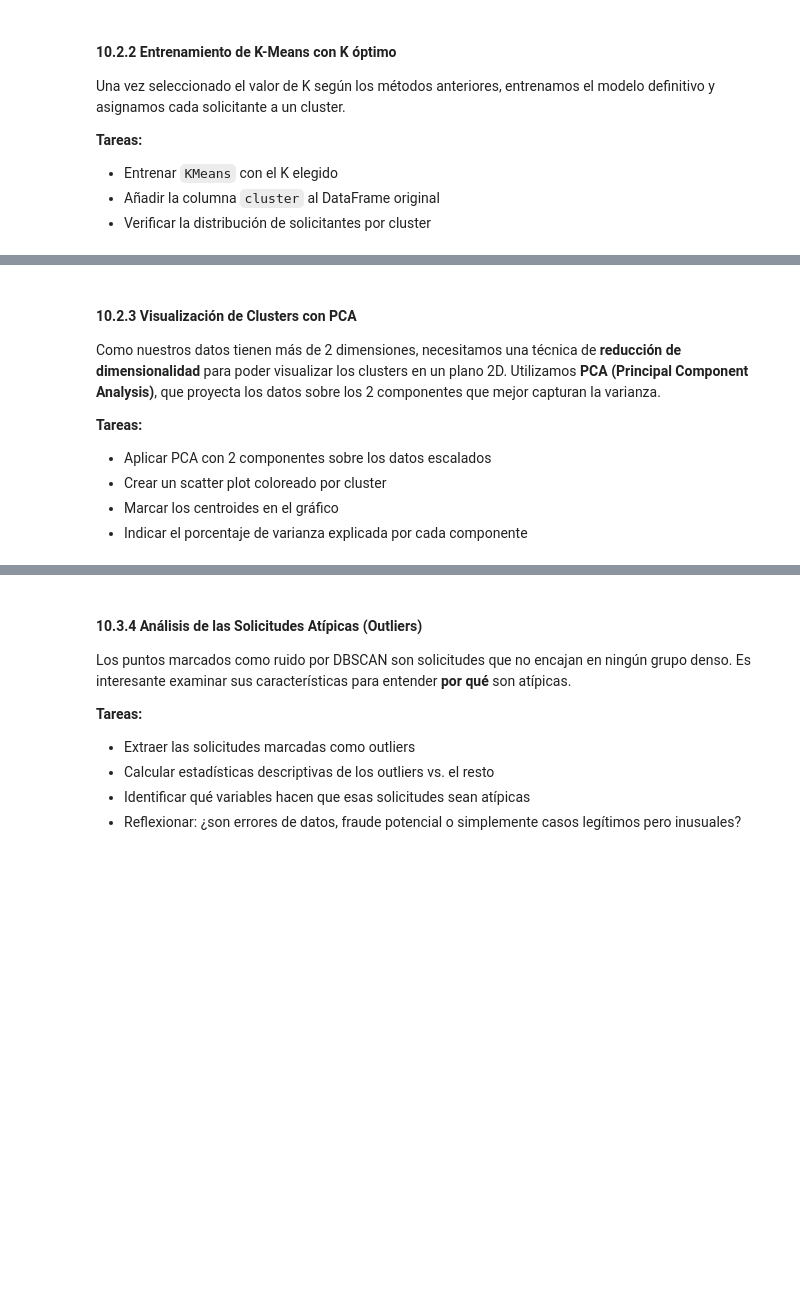
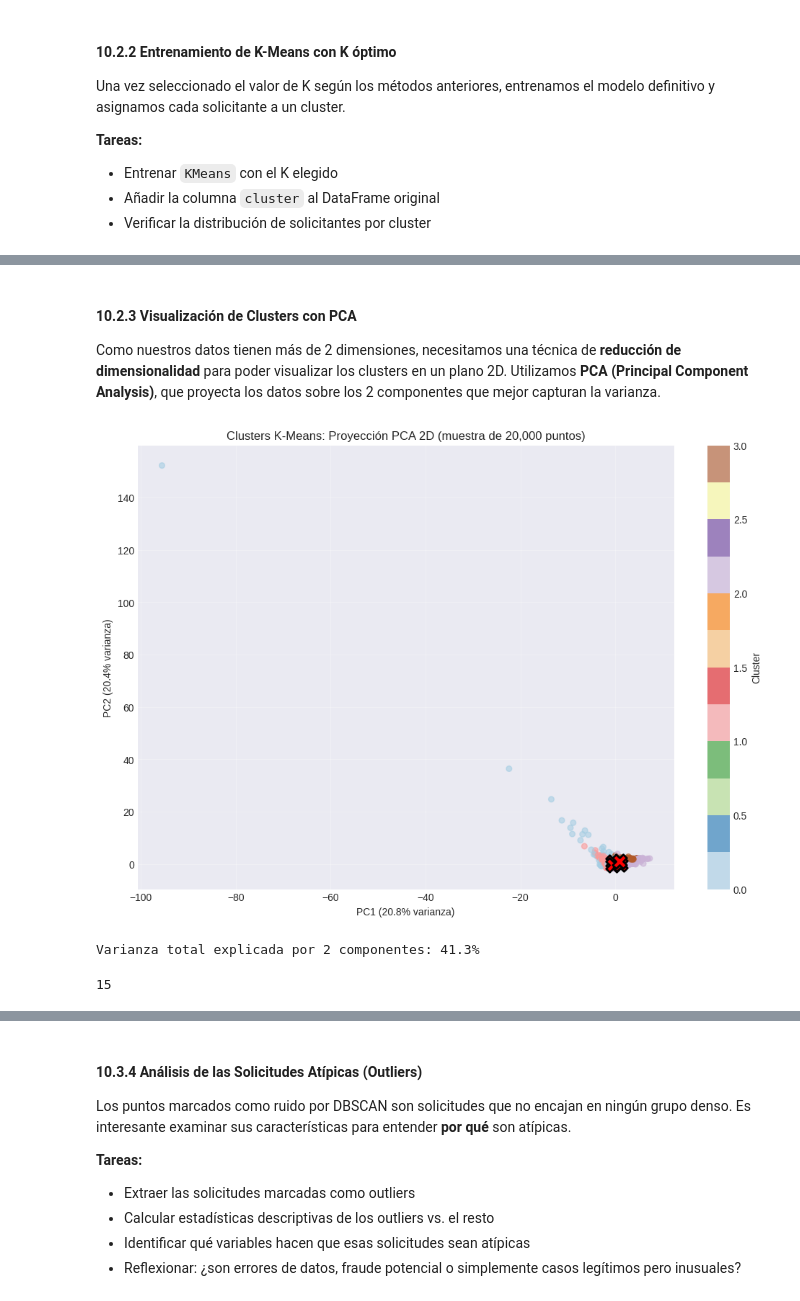
Before and after one commit to thisisrober/hmda-loan-approval-ml-analysis, a Jupyter notebook: notebook.ipynb, the cells around one changed output, grey strips where cells are left out. Cells and saved outputs as stored; diff of their text form; code cells hidden in the pictures; blank space fills up the shorter version.

```diff
--- a/notebook.ipynb
+++ b/notebook.ipynb
@@ -2657,34 +3282,41 @@ Una vez seleccionado el valor de K según los métodos anteriores, entrenamos el
 #### 10.2.3 Visualización de Clusters con PCA
 
 Como nuestros datos tienen más de 2 dimensiones, necesitamos una técnica de **reducción de dimensionalidad** para poder visualizar los clusters en un plano 2D. Utilizamos **PCA (Principal Component Analysis)**, que proyecta los datos sobre los 2 componentes que mejor capturan la varianza.
-
-**Tareas:**
-- Aplicar PCA con 2 componentes sobre los datos escalados
-- Crear un scatter plot coloreado por cluster
-- Marcar los centroides en el gráfico
-- Indicar el porcentaje de varianza explicada por cada componente
 # %%
 # 10.2.3 Visualización de Clusters con PCA
 # ============================================
 
-# from sklearn.decomposition import PCA
+from sklearn.decomposition import PCA
+import gc
 
-# pca = PCA(n_components=2)
-# X_pca = pca.fit_transform(X_scaled)
+# PCA sobre muestra para evitar OOM (227K × 5 features es manejable,
+# pero guardamos solo las coordenadas necesarias para graficar)
+pca = PCA(n_components=2)
+X_pca = pca.fit_transform(X_clustering)
 
-# plt.figure(figsize=(12, 8))
-# scatter = plt.scatter(X_pca[:, 0], X_pca[:, 1], c=clusters, cmap='viridis', alpha=0.6, s=30)
+# Graficar con subsample si hay demasiados puntos (más de 20K puntos satura el gráfico)
+plot_size = min(20_000, len(X_pca))
+plot_idx = np.random.RandomState(42).choice(len(X_pca), size=plot_size, replace=False)
 
-# # Proyectar centroides al espacio PCA
-# centroids_pca = pca.transform(kmeans_final.cluster_centers_)
-# plt.scatter(centroids_pca[:, 0], centroids_pca[:, 1], c='red', marker='X', s=200, edgecolors='black', linewidths=2, label='Centroides')
+plt.figure(figsize=(12, 8))
+scatter = plt.scatter(X_pca[plot_idx, 0], X_pca[plot_idx, 1], c=clusters[plot_idx],
+                      cmap='Paired', alpha=0.6, s=30)
 
-# plt.xlabel(f'PC1 ({pca.explained_variance_ratio_[0]:.1%} varianza)')
-# plt.ylabel(f'PC2 ({pca.explained_variance_ratio_[1]:.1%} varianza)')
-# plt.title('Clusters K-Means: Proyección PCA 2D')
-# plt.colorbar(scatter, label='Cluster')
-# plt.legend()
-# plt.grid(True, alpha=0.3)
-# plt.show()
+# Proyectar centroides al espacio PCA
+centroids_pca = pca.transform(kmeans_final.cluster_centers_)
+plt.scatter(centroids_pca[:, 0], centroids_pca[:, 1], c='red', marker='X', s=200,
+            edgecolors='black', linewidths=2)
 
-# print(f"Varianza total explicada por 2 componentes: {sum(pca.explained_variance_ratio_[:2]):.1%}")
+plt.xlabel(f'PC1 ({pca.explained_variance_ratio_[0]:.1%} varianza)')
+plt.ylabel(f'PC2 ({pca.explained_variance_ratio_[1]:.1%} varianza)')
+plt.title(f'Clusters K-Means: Proyección PCA 2D (muestra de {plot_size:,} puntos)')
+plt.colorbar(scatter, label='Cluster')
+plt.grid(True, alpha=0.3)
+plt.show()
+
+print(f"Varianza total explicada por 2 componentes: {sum(pca.explained_variance_ratio_[:2]):.1%}")
+del plot_idx; gc.collect()
+# %% [output]
+[figure, added]
+Varianza total explicada por 2 componentes: 41.3%
+15
```
Also changed, not shown: parts of 43 cells of this notebook, 1 other file.
